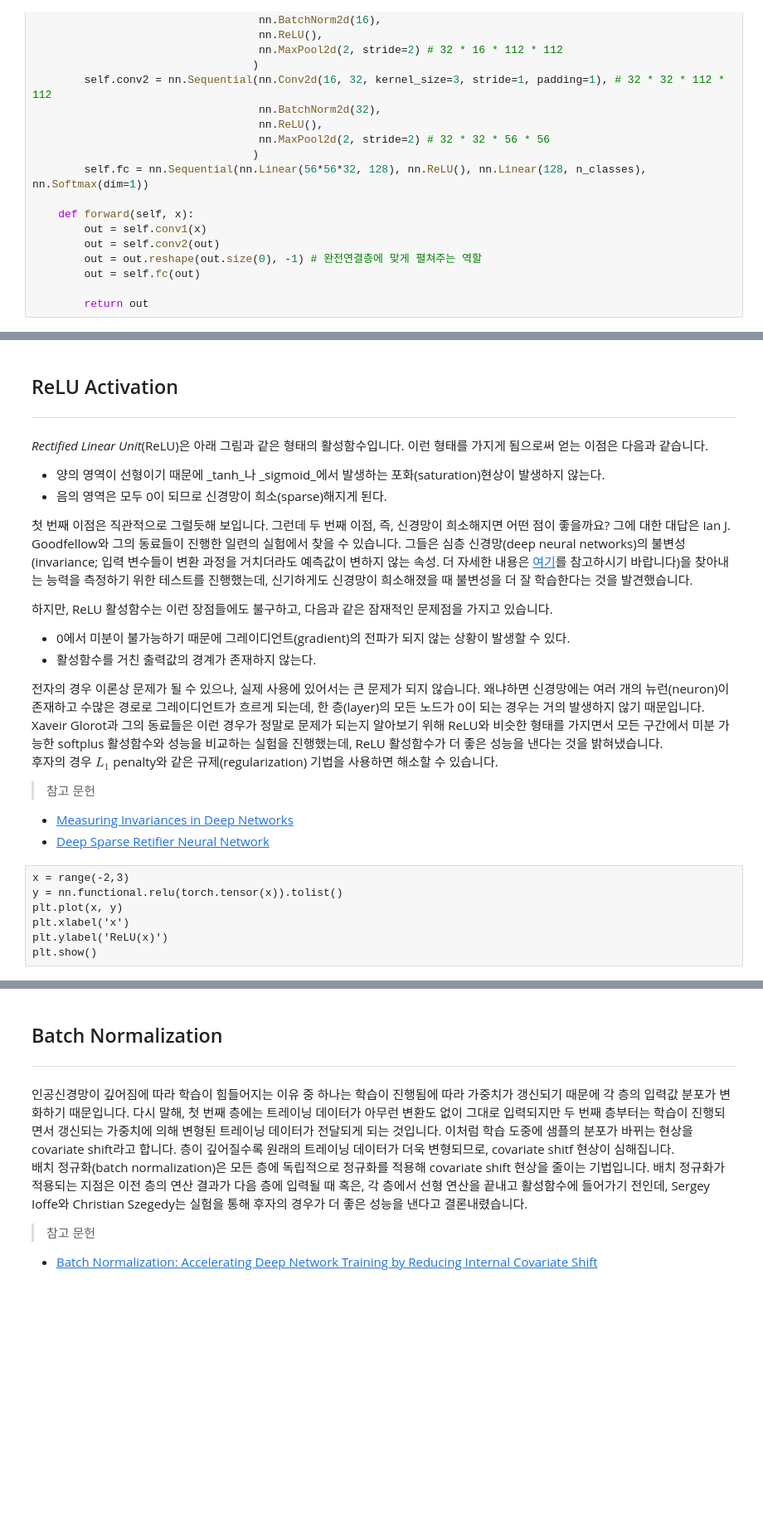
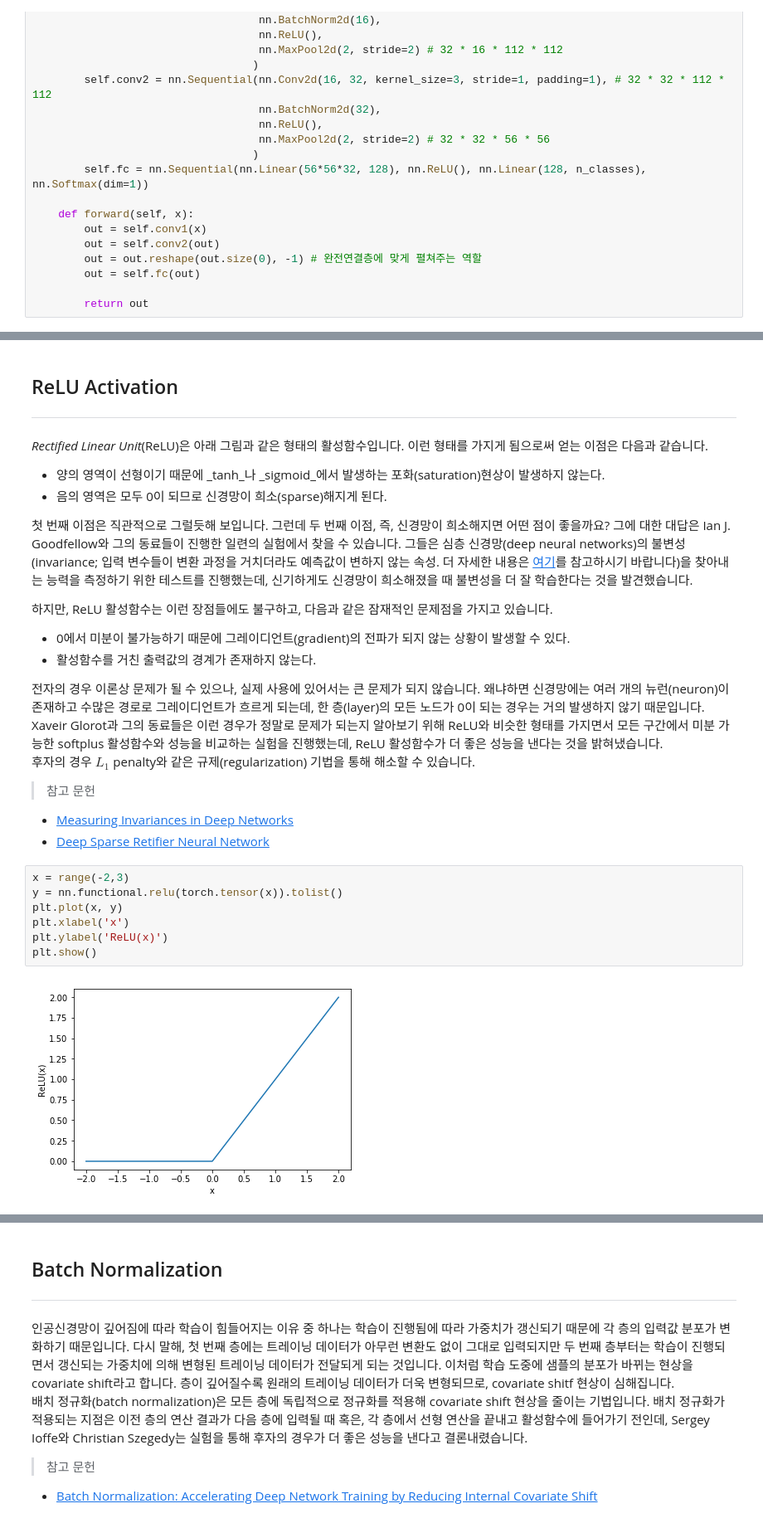
Before and after one commit to burgerphilia/machine-learing-basics, a Jupyter notebook: cnn_with_pytorch.ipynb, the cells around one changed output, grey strips where cells are left out. Shown at 83% size. Drawn from its saved outputs; the diff is of its cells as text; blank space fills up the shorter version.

```diff
--- a/cnn_with_pytorch.ipynb
+++ b/cnn_with_pytorch.ipynb
@@ -292,18 +311,20 @@ _Rectified Linear Unit_(ReLU)은 아래 그림과 같은 형태의 활성함수
 * 활성함수를 거친 출력값의 경계가 존재하지 않는다.
 
 전자의 경우 이론상 문제가 될 수 있으나, 실제 사용에 있어서는 큰 문제가 되지 않습니다. 왜냐하면 신경망에는 여러 개의 뉴런(neuron)이 존재하고 수많은 경로로 그레이디언트가 흐르게 되는데, 한 층(layer)의 모든 노드가 0이 되는 경우는 거의 발생하지 않기 때문입니다. Xaveir Glorot과 그의 동료들은 이런 경우가 정말로 문제가 되는지 알아보기 위해 ReLU와 비슷한 형태를 가지면서 모든 구간에서 미분 가능한 softplus 활성함수와 성능을 비교하는 실험을 진행했는데, ReLU 활성함수가 더 좋은 성능을 낸다는 것을 밝혀냈습니다.<br>
-후자의 경우 $L_1$ penalty와 같은 규제(regularization) 기법을 사용하면 해소할 수 있습니다.<br>
+후자의 경우 $L_1$ penalty와 같은 규제(regularization) 기법을 통해 해소할 수 있습니다.<br>
 
 >참고 문헌
 * [Measuring Invariances in Deep Networks](https://papers.nips.cc/paper/3790-measuring-invariances-in-deep-networks)
 * [Deep Sparse Retifier Neural Network](http://proceedings.mlr.press/v15/glorot11a.html)
-# %% [raw]
-x = range(-2,3)
-y = nn.functional.relu(torch.tensor(x)).tolist()
-plt.plot(x, y)
-plt.xlabel('x')
-plt.ylabel('ReLU(x)')
-plt.show()
+# %%
+x = range(-2,3)
+y = nn.functional.relu(torch.tensor(x)).tolist()
+plt.plot(x, y)
+plt.xlabel('x')
+plt.ylabel('ReLU(x)')
+plt.show()
+# %% [output]
+[figure, added]
 # %% [markdown]
 ## Variants of ReLU
 ---
```
Also changed, not shown: parts of 5 cells of this notebook.
